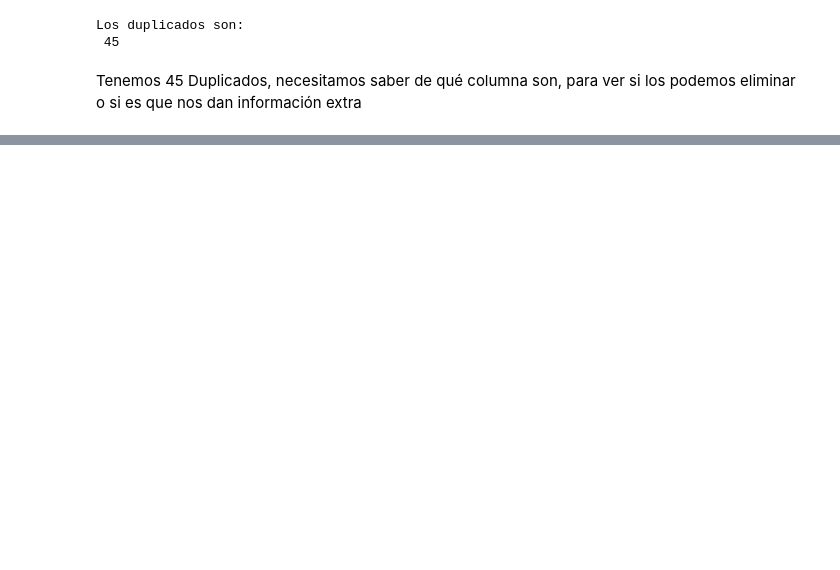
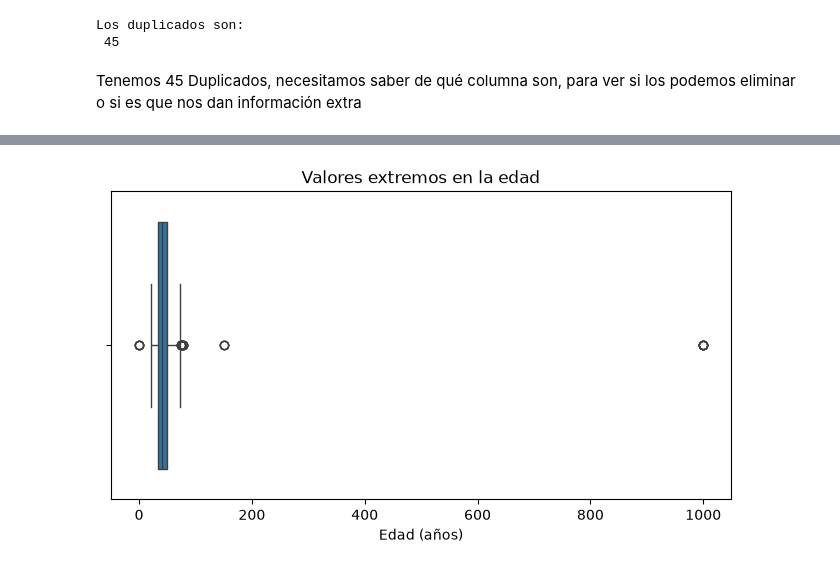
Before and after one commit to antonio-capel-dev/loan-default-risk, a Jupyter notebook: prestamos.ipynb, the cells around one changed output, grey strips where cells are left out. Cells and saved outputs as stored; diff of their text form; code cells hidden in the pictures; blank space fills up the shorter version.

```diff
--- a/prestamos.ipynb
+++ b/prestamos.ipynb
@@ -94,0 +196,8 @@ Tenemos 45 Duplicados, necesitamos saber de qué columna son, para ver si los po
+# %%
+fig, ax = plt.subplots(figsize=(8,4))
+sns.boxplot(data=df, x="edad", ax=ax)
+ax.set_title("Valores extremos en la edad")
+ax.set_xlabel("Edad (años)")
+plt.show()
+# %% [output]
+[figure, added]
```
Also changed, not shown: parts of 36 cells of this notebook.
